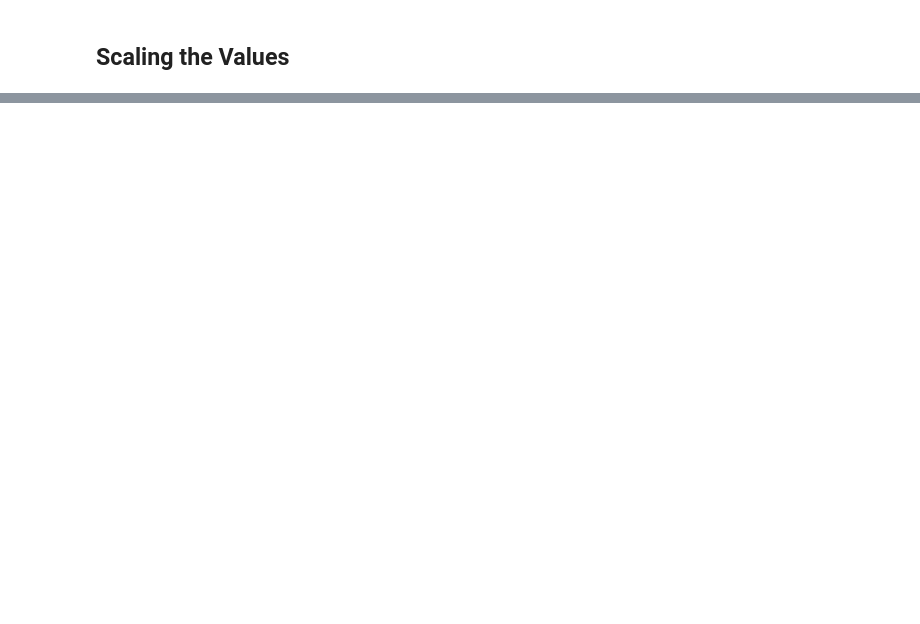
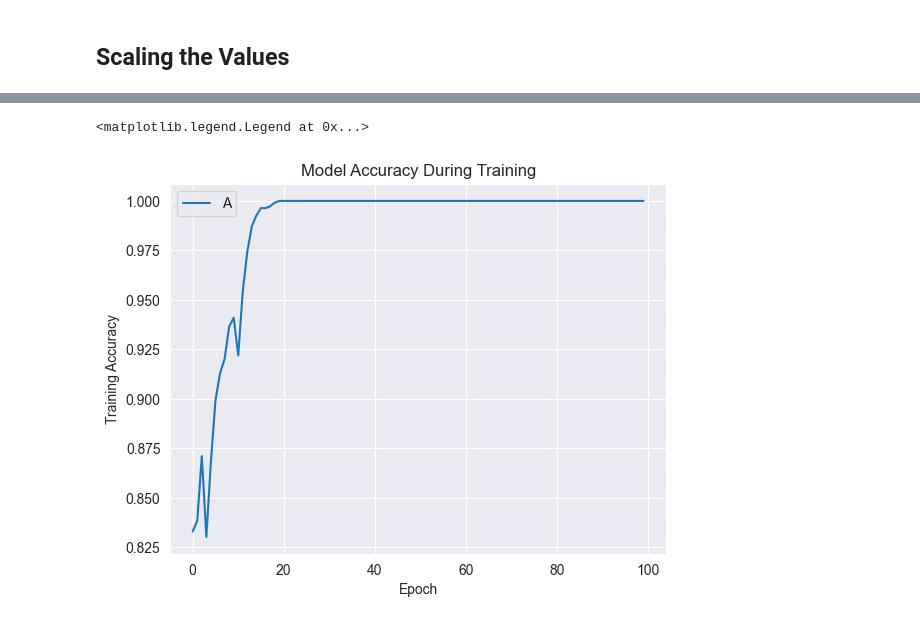
Before and after one commit to vgauss07/DSForBusiness, a Jupyter notebook: HumanResourcesDepartment.ipynb, the cells around one changed output, grey strips where cells are left out. Cells and saved outputs as stored; diff of their text form; code cells hidden in the pictures; blank space fills up the shorter version.

```diff
--- a/HumanResourcesDepartment.ipynb
+++ b/HumanResourcesDepartment.ipynb
@@ -405,0 +515,9 @@ y = df['Attrition']
+# %%
+plt.plot(epochHist.history['accuracy'])
+plt.title('Model Accuracy During Training')
+plt.xlabel('Epoch')
+plt.ylabel('Training Accuracy')
+plt.legend('Accuracy')
+# %% [output]
+<matplotlib.legend.Legend at 0x...>
+[figure, added]
```
Also changed, not shown: parts of 23 cells of this notebook.
